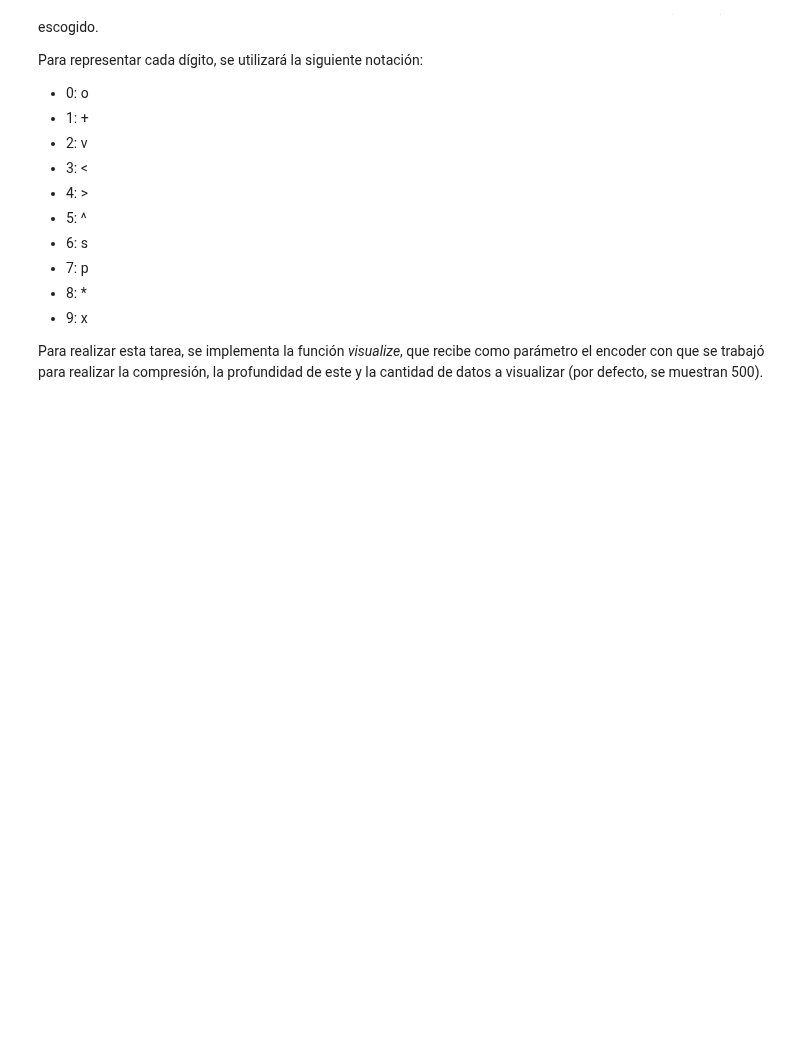
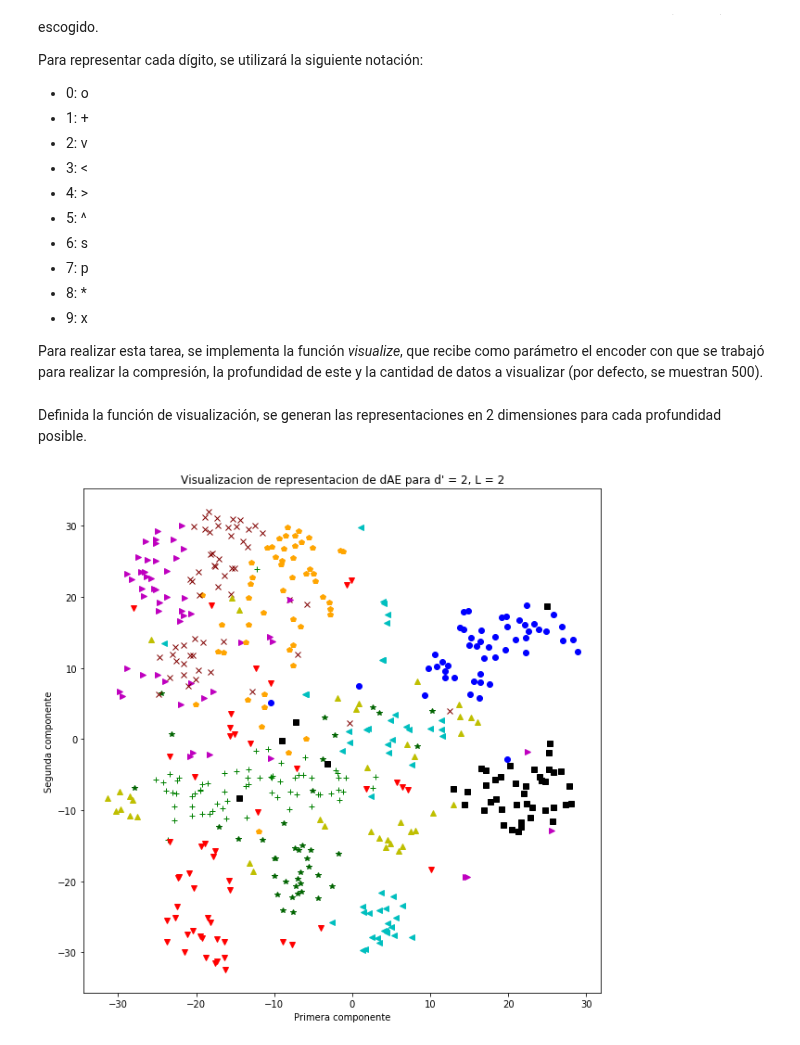
Before and after one commit to Seba93/Tarea2-ANN, a Jupyter notebook: problema3.1/Problema3.1.ipynb, the cells around one changed output. Drawn from its saved outputs; the diff is of its cells as text; code cells hidden in the pictures; blank space fills up the shorter version.

```diff
--- a/problema3.1/Problema3.1.ipynb
+++ b/problema3.1/Problema3.1.ipynb
@@ -528,9 +522,12 @@ def visualize(encoder, L, nplot=500):
     encoded_train = model.fit_transform(encoded_train)
 
     # Se construye gráfico
-    plt.figure(figsize(10, 10))
-    plt.title("Visualización de representación de dAE para d' = 2, L = " + )
+    plt.figure(figsize=(10, 10))
+    plt.xlabel('Primera componente')
+    plt.ylabel('Segunda componente')
+    plt.title("Visualizacion de representacion de dAE para d' = 2, L = " + str(L))
     for idx in xrange(0, nplot):
         label = y_train[idx]
-        line = plt.plot(encoded_train[idx][0], encoded_train[idx][1], color=colors[label], markersize=6)
+        line = plt.plot(encoded_train[idx][0], encoded_train[idx][1], color=colors[label], marker=markers[label],
+                        markersize=6)
     plt.show()
@@ -548,0 +534,9 @@ for depth in [2, 3, 4]:
+# %% [markdown]
+Definida la función de visualización, se generan las representaciones en 2 dimensiones para cada profundidad posible.
+# %%
+# Se visualiza representación de datos con d' = 2, L = 2
+depth = [250, 2]
+encoder = make_deep_autoencoder(depth)
+visualize(encoder, len(depth))
+# %% [output]
+[figure, added]
```
Also changed, not shown: parts of 8 cells of this notebook.
